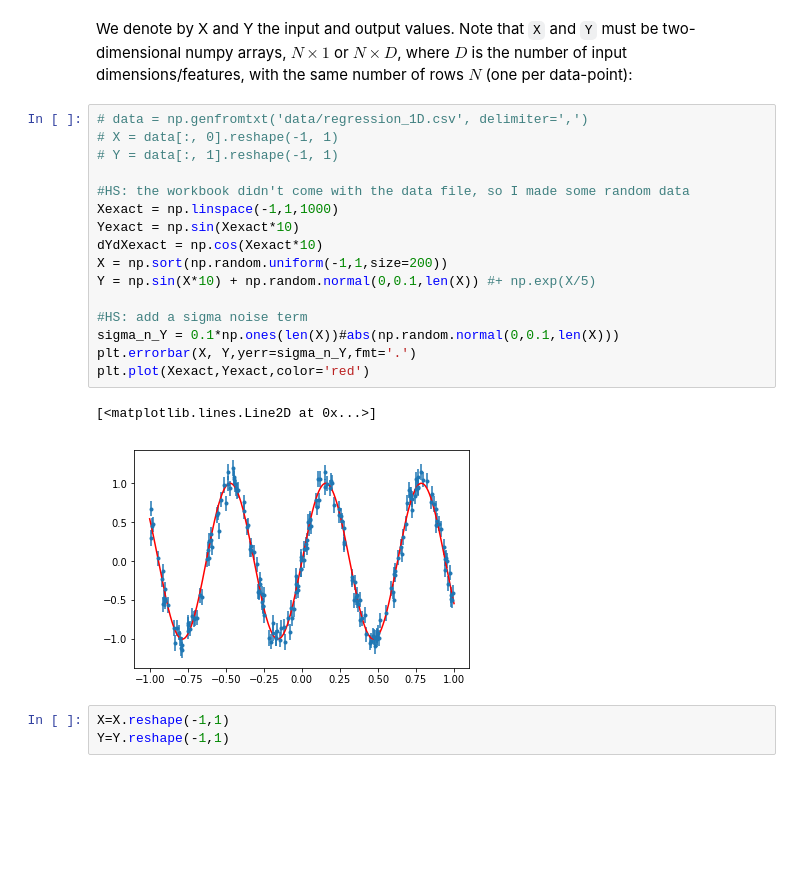
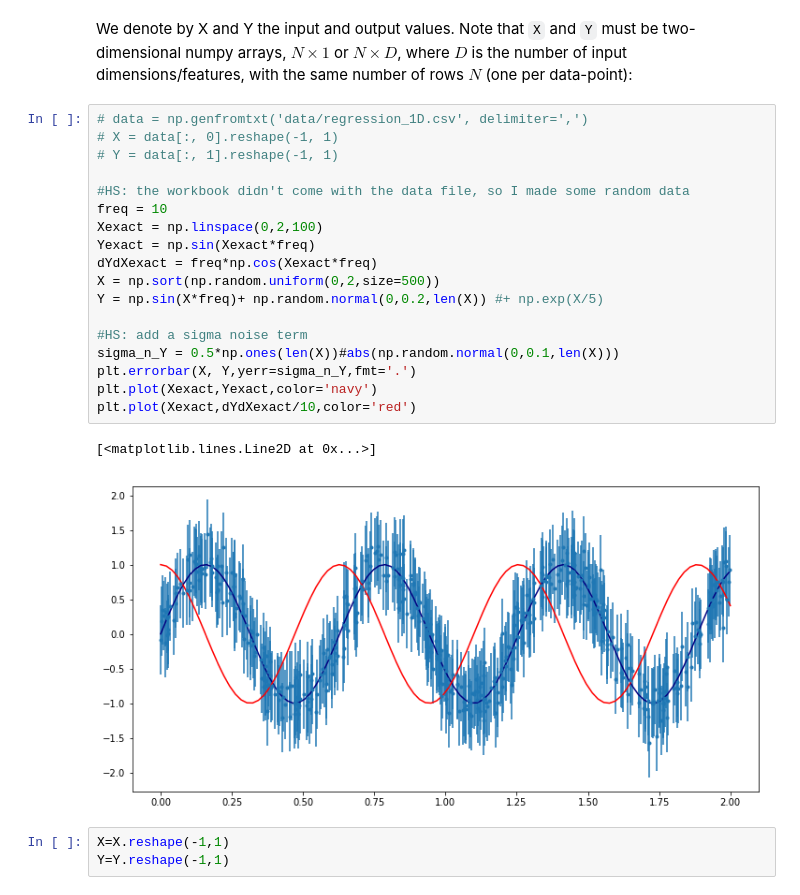
Before and after one commit to hsilver/gpr_examples, a Jupyter notebook: gpflow_regression_intro.ipynb, the cells around one changed output. Cells and saved outputs as stored; diff of their text form; blank space fills up the shorter version.

```diff
--- a/gpflow_regression_intro.ipynb
+++ b/gpflow_regression_intro.ipynb
@@ -29,22 +42,24 @@ We denote by X and Y the input and output values. Note that `X` and `Y` must be
 # %%
 # data = np.genfromtxt('data/regression_1D.csv', delimiter=',')
 # X = data[:, 0].reshape(-1, 1)
 # Y = data[:, 1].reshape(-1, 1)
 
 #HS: the workbook didn't come with the data file, so I made some random data
-Xexact = np.linspace(-1,1,1000)
-Yexact = np.sin(Xexact*10)
-dYdXexact = np.cos(Xexact*10)
-X = np.sort(np.random.uniform(-1,1,size=200))
-Y = np.sin(X*10) + np.random.normal(0,0.1,len(X)) #+ np.exp(X/5)
+freq = 10
+Xexact = np.linspace(0,2,100)
+Yexact = np.sin(Xexact*freq)
+dYdXexact = freq*np.cos(Xexact*freq)
+X = np.sort(np.random.uniform(0,2,size=500))
+Y = np.sin(X*freq)+ np.random.normal(0,0.2,len(X)) #+ np.exp(X/5)
 
 #HS: add a sigma noise term
-sigma_n_Y = 0.1*np.ones(len(X))#abs(np.random.normal(0,0.1,len(X)))
+sigma_n_Y = 0.5*np.ones(len(X))#abs(np.random.normal(0,0.1,len(X)))
 plt.errorbar(X, Y,yerr=sigma_n_Y,fmt='.')
-plt.plot(Xexact,Yexact,color='red')
+plt.plot(Xexact,Yexact,color='navy')
+plt.plot(Xexact,dYdXexact/10,color='red')
 # %% [output]
 [<matplotlib.lines.Line2D at 0x...>]
-[figure, old version]
+[figure, new version]
 # %%
 X=X.reshape(-1,1)
 Y=Y.reshape(-1,1)
```
Also changed, not shown: parts of 25 cells of this notebook.
